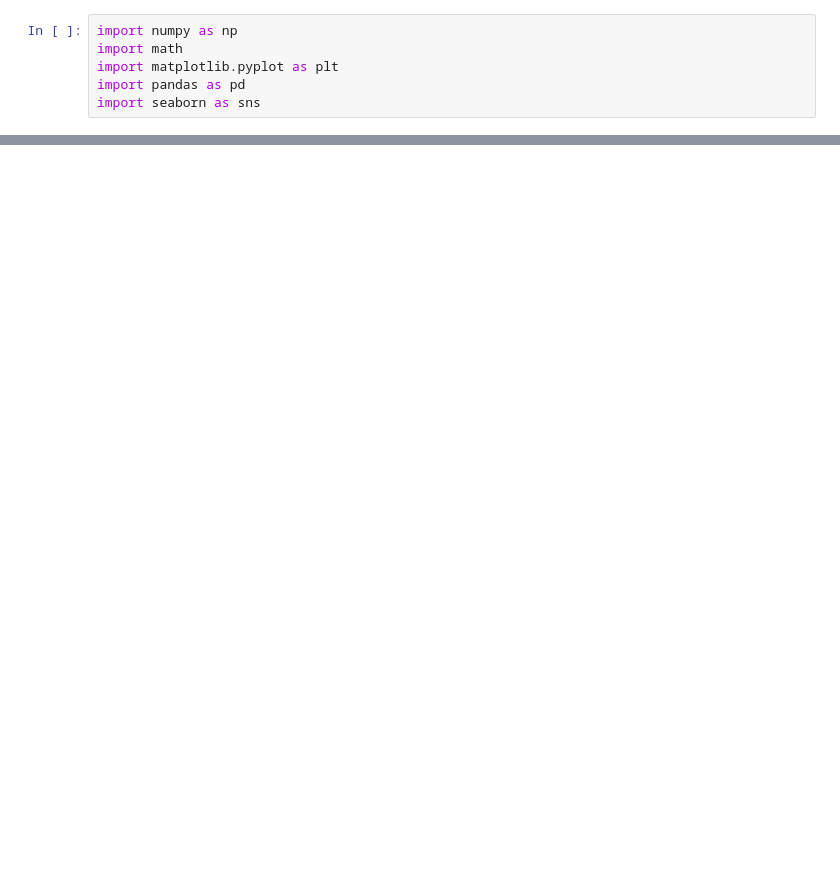
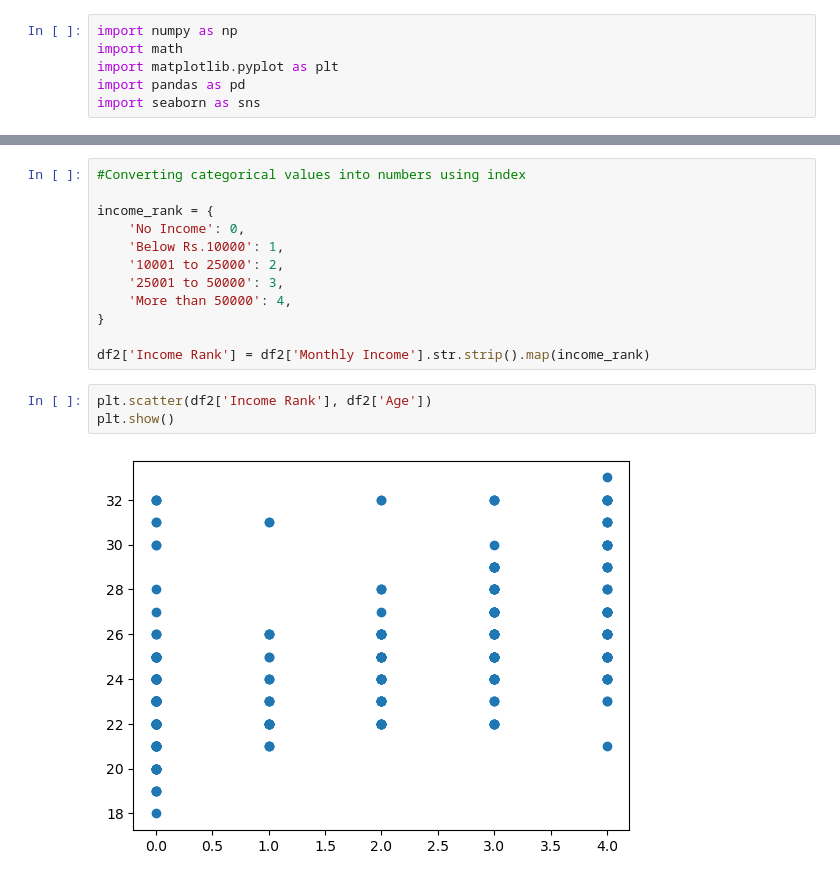
Before and after one commit to charbonnmyleseau-ship-it/pythonBootCamp, a Jupyter notebook: Final_Project_Analysis.ipynb, the cells around one changed output, grey strips where cells are left out. Drawn from its saved outputs; the diff is of its cells as text; blank space fills up the shorter version.

```diff
--- a/Final_Project_Analysis.ipynb
+++ b/Final_Project_Analysis.ipynb
@@ -23,0 +84,17 @@ df2
+# %%
+#Converting categorical values into numbers using index
+
+income_rank = {
+    'No Income': 0,
+    'Below Rs.10000': 1,
+    '10001 to 25000': 2,
+    '25001 to 50000': 3,
+    'More than 50000': 4,
+}
+
+df2['Income Rank'] = df2['Monthly Income'].str.strip().map(income_rank)
+# %%
+plt.scatter(df2['Income Rank'], df2['Age'])
+plt.show()
+# %% [output]
+[figure, added]
```
Also changed, not shown: parts of 21 cells of this notebook.
